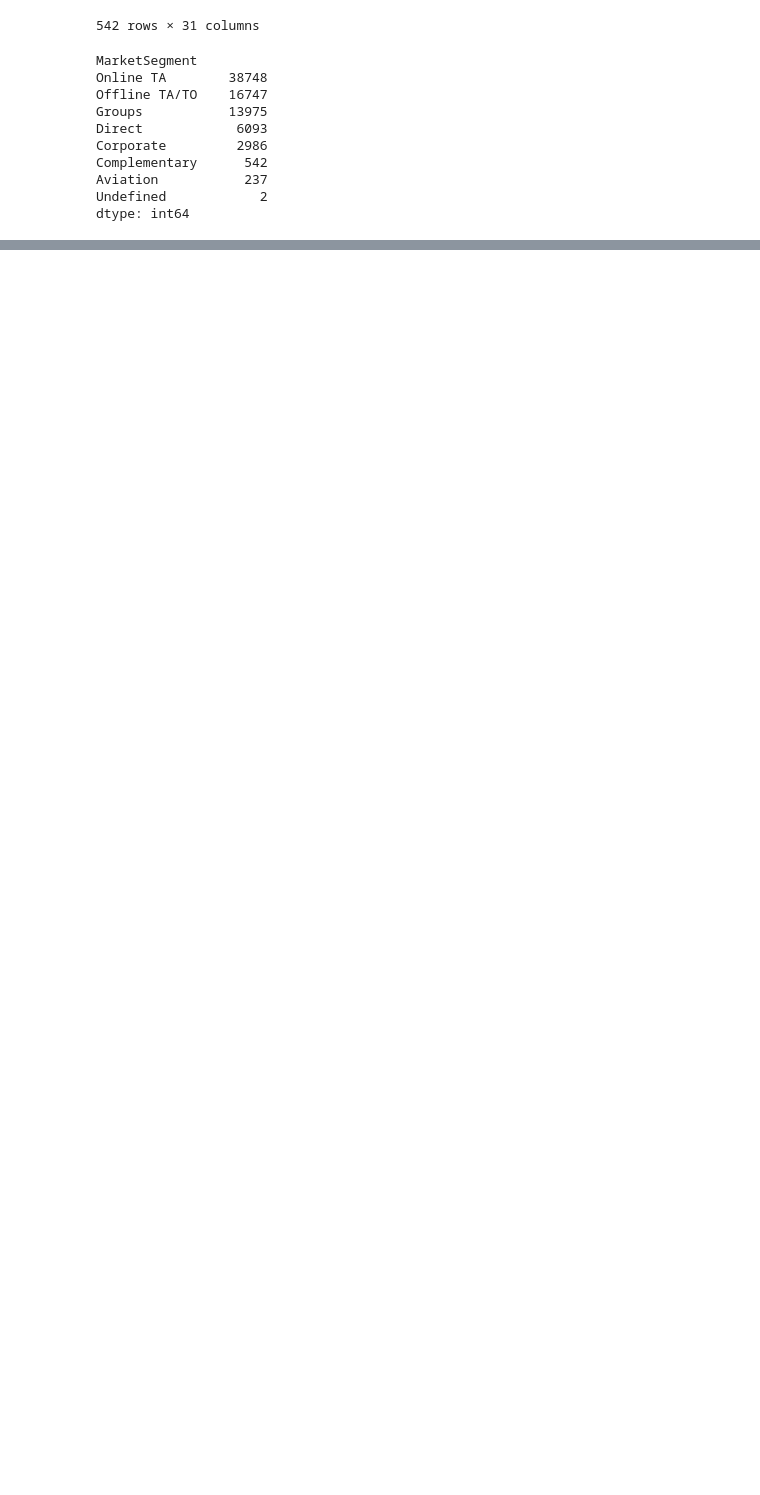
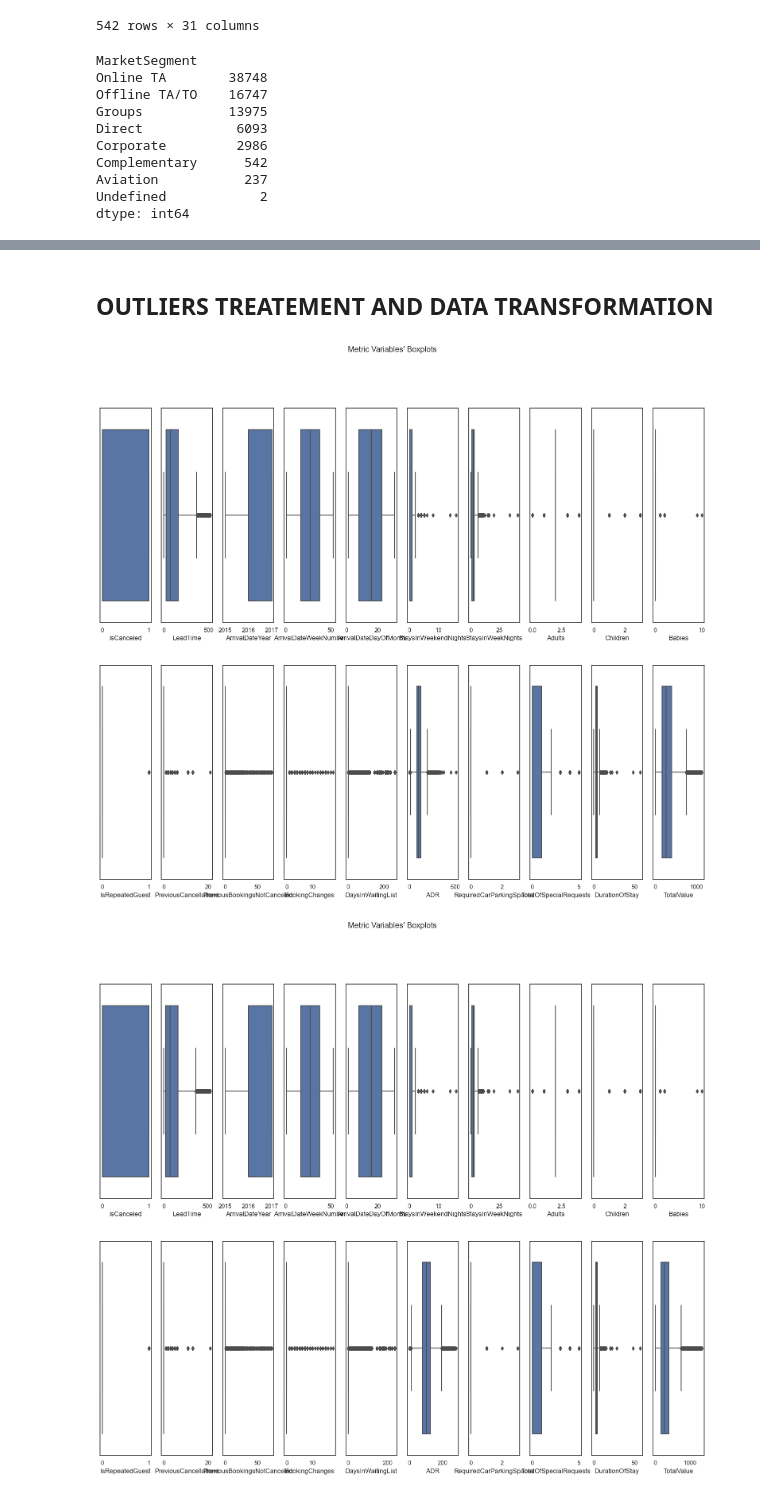
Before and after one commit to alderaemanuele/Business-Cases, a Jupyter notebook: BC2/BC2.ipynb, the cells around one changed output, grey strips where cells are left out. Saved outputs shown, nothing was run; the diff lists cells and outputs as text; code cells hidden in the pictures; blank space fills up the shorter version.

```diff
--- a/BC2/BC2.ipynb
+++ b/BC2/BC2.ipynb
@@ -670,0 +668,5 @@ cor_heatmap(np.round(data[metric_features].corr(),3))
+# %% [markdown]
+## OUTLIERS TREATEMENT AND DATA TRANSFORMATION
+# %%
+data_out = data.copy()
+data_out1 = data.copy()
@@ -670,0 +711,17 @@ cor_heatmap(np.round(data[metric_features].corr(),3))
+# %%
+ee = OneClassSVM(nu=0.03)
+yhat = ee.fit_predict(data_out[numeric_features])
+yhat1 = ee.fit_predict(data_out[metric_features])
+# %%
+data_out['Outliers'] = yhat
+data_out1['Outliers'] = yhat1
+data_out_rem= data_out[data_out['Outliers']==1]
+data_out_rem1= data_out1[data_out1['Outliers']==1]
+# %%
+boxplot(data_out_rem, numeric_features)
+boxplot(data_out_rem1, numeric_features)
+boxplot(data_out_rem, metric_features)
+boxplot(data_out_rem1, metric_features)
+# %% [output]
+[figure, added]
+[figure, added]
```
Also changed, not shown: parts of 10 cells of this notebook.
